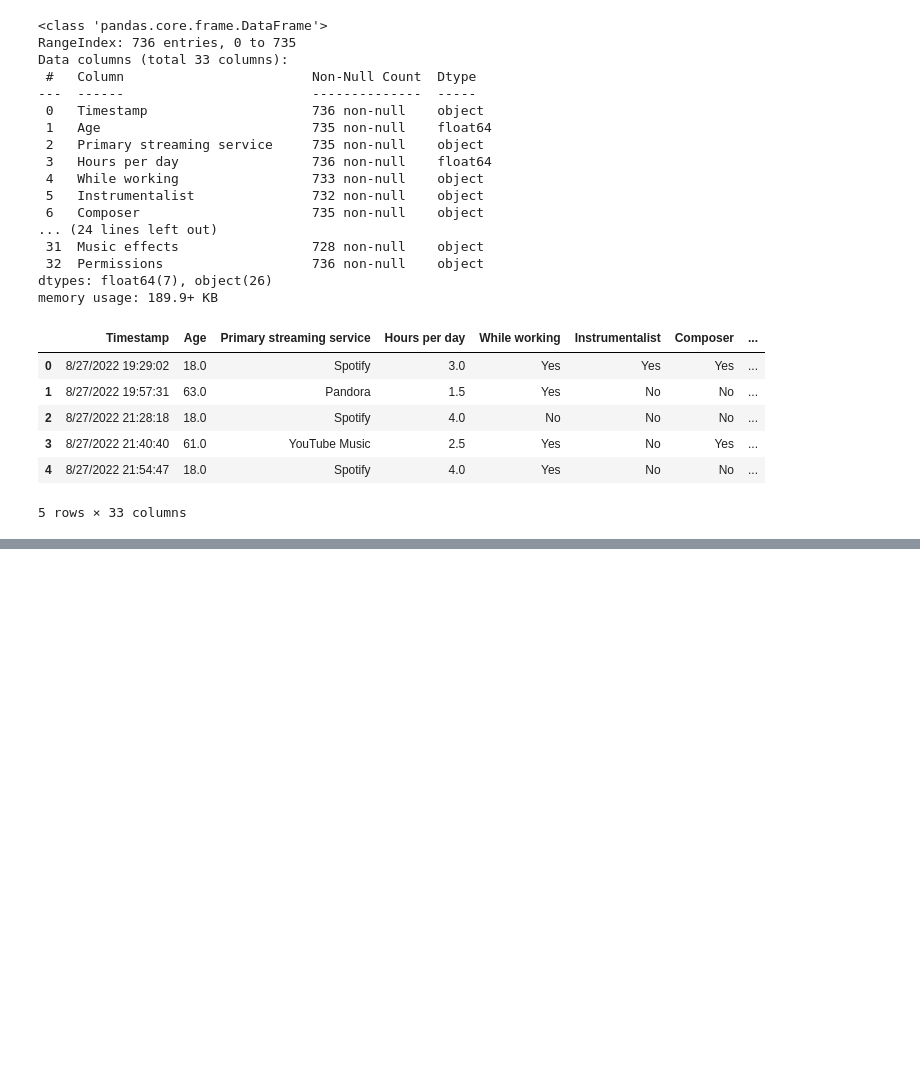
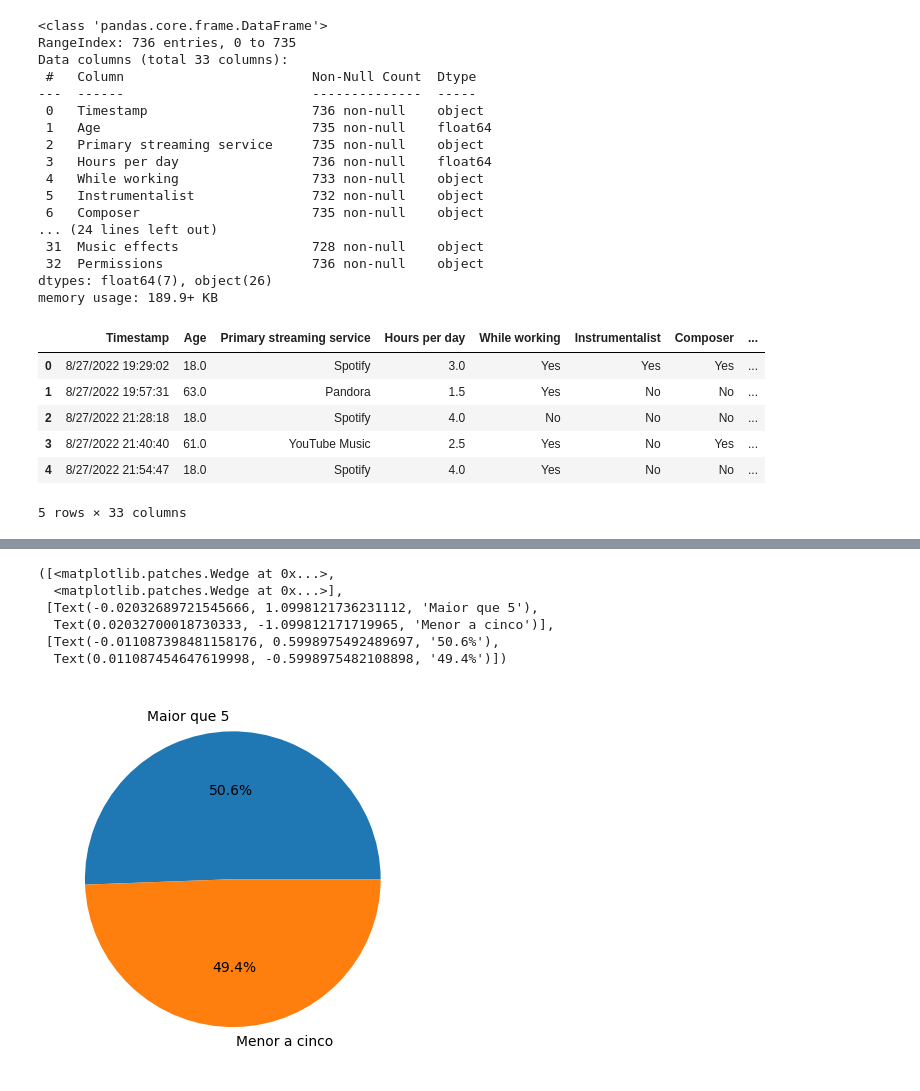
Before and after one commit to pcmoraesmenezes/Exploring-Correlations-Between-Musical-Preferences-and-Mental-Health-A-Machine-Learning-Approach, a Jupyter notebook: código/main.ipynb, the cells around one changed output, grey strips where cells are left out. Cells and saved outputs as stored; diff of their text form; code cells hidden in the pictures; blank space fills up the shorter version.

```diff
--- a/código/main.ipynb
+++ b/código/main.ipynb
@@ -37,0 +54,16 @@ DATA_FRAME.head()
+# %%
+depressao_maior_que_cinco = DATA_FRAME[DATA_FRAME['Depression'] > 5].shape[0]
+depressao_maior_que_cinco
+
+depressao_menor_que_cinco = DATA_FRAME[DATA_FRAME['Depression'] < 5].shape[0]
+depressao_menor_que_cinco
+
+plt.pie([depressao_maior_que_cinco, depressao_menor_que_cinco], labels=['Maior que 5', 'Menor a cinco'], autopct='%1.1f%%')
+# %% [output]
+([<matplotlib.patches.Wedge at 0x...>,
+  <matplotlib.patches.Wedge at 0x...>],
+ [Text(-0.02032689721545666, 1.0998121736231112, 'Maior que 5'),
+  Text(0.02032700018730333, -1.099812171719965, 'Menor a cinco')],
+ [Text(-0.011087398481158176, 0.5998975492489697, '50.6%'),
+  Text(0.011087454647619998, -0.5998975482108898, '49.4%')])
+[figure, added]
```
Also changed, not shown: parts of 4 cells of this notebook.
